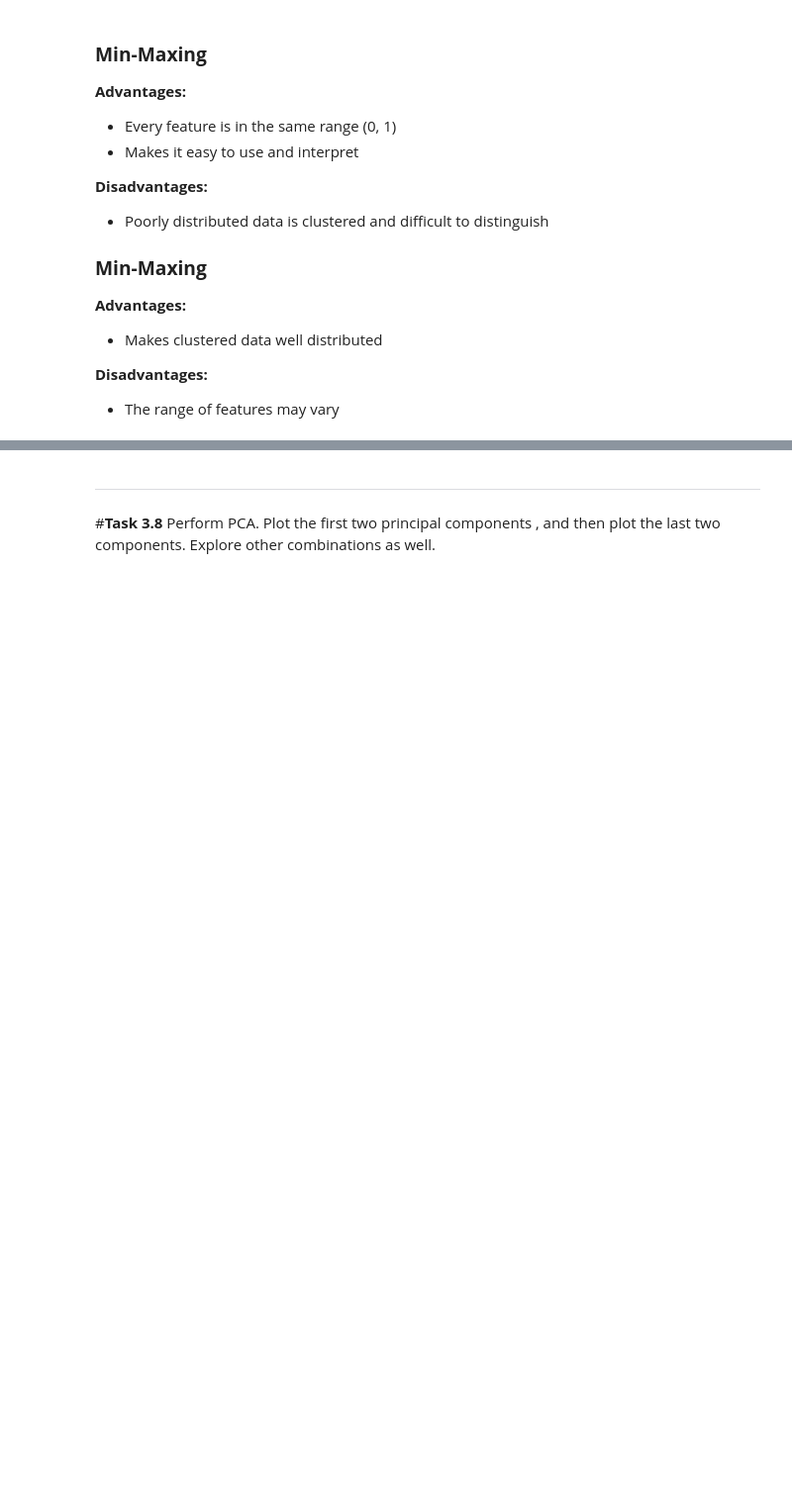
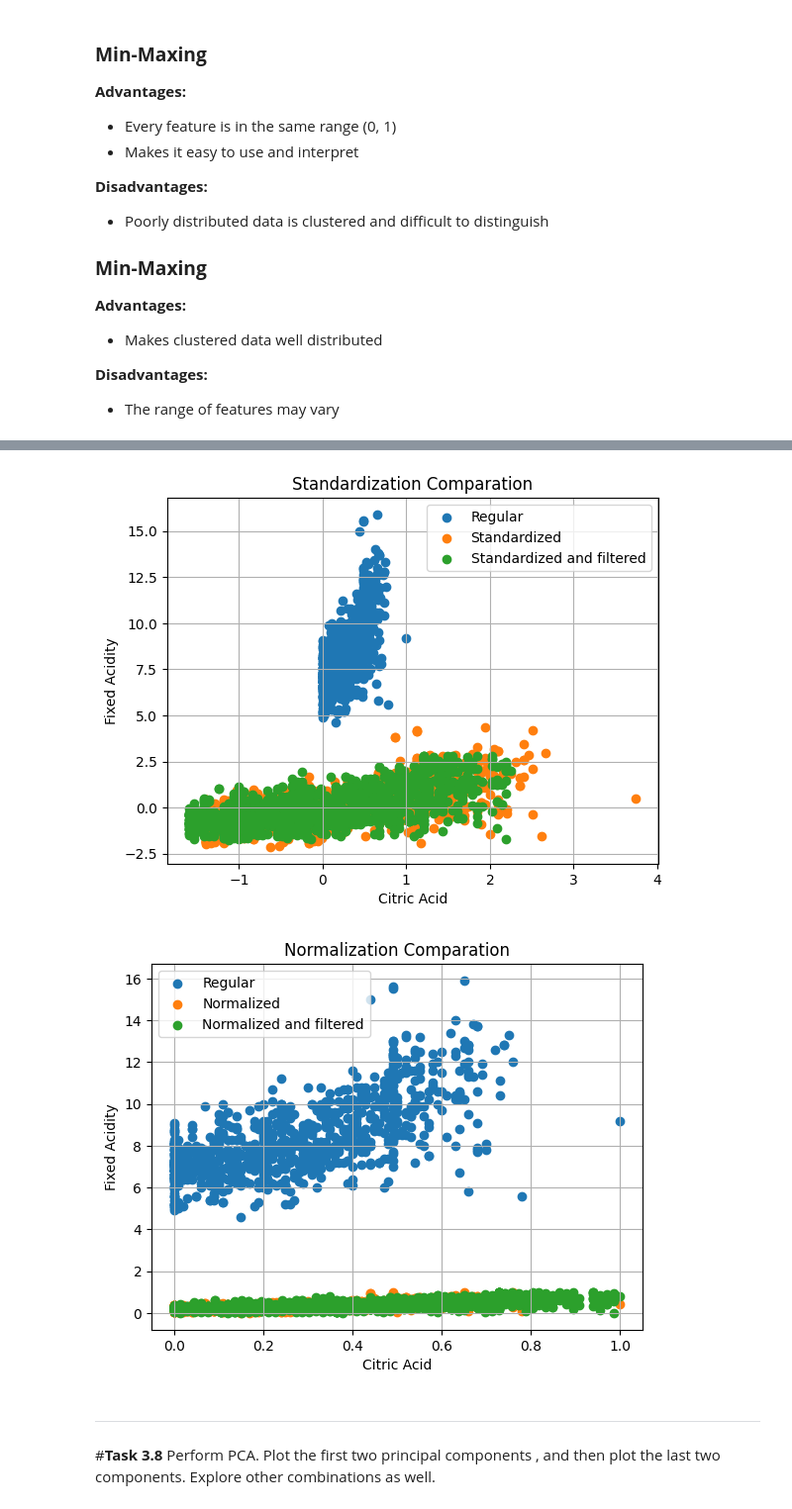
Before and after one commit to jadrzy/Lab-Python-in-Data-Science-, a Jupyter notebook: notebooks/Lab3.ipynb, the cells around one changed output, grey strips where cells are left out. Shown at 99% size. Drawn from its saved outputs; the diff is of its cells as text; code cells hidden in the pictures; blank space fills up the shorter version.

```diff
--- a/notebooks/Lab3.ipynb
+++ b/notebooks/Lab3.ipynb
@@ -308,3 +314,52 @@ plt.show()
+# %%
+quality = tr_data['quality']
+data_to_standarize = data.drop(columns = ['quality'])
+
+# standardize and normalize
+standard_scaler = StandardScaler().set_output(transform="pandas")
+data_standardized = standard_scaler.fit_transform(data_to_standarize)
+minmax_scaler = MinMaxScaler().set_output(transform="pandas")
+data_normalized = minmax_scaler.fit_transform(data_to_standarize)
+
+# filtering
+q_low = data_to_standarize['citric acid'].quantile(0.02) # get 1st percentile
+q_hi = data_to_standarize['citric acid'].quantile(0.98) # get 99th percentile
+data_to_standarize = data_to_standarize[(data_to_standarize['citric acid'] < q_hi) & (data_to_standarize['citric acid'] > q_low)]
+
+q_low = data_to_standarize['fixed acidity'].quantile(0.02) # get 1st percentile
+q_hi = data_to_standarize['fixed acidity'].quantile(0.98) # get 99th percentile
+data_to_standarize = data_to_standarize[(data_to_standarize['fixed acidity'] < q_hi) & (data_to_standarize['fixed acidity'] > q_low)]
+
+# standardize and normalize
+standard_scaler_f = StandardScaler().set_output(transform="pandas")
+data_standardized_f = standard_scaler_f.fit_transform(data_to_standarize)
+minmax_scaler_f = MinMaxScaler().set_output(transform="pandas")
+data_normalized_f = minmax_scaler_f.fit_transform(data_to_standarize)
+
+fig = plt.figure()
+plt.scatter(tr_data['citric acid'], tr_data['fixed acidity'], label='Regular')
+plt.scatter(data_standardized['citric acid'], data_standardized['fixed acidity'], label='Standardized')
+plt.scatter(data_standardized_f['citric acid'], data_standardized_f['fixed acidity'], label='Standardized and filtered')
+plt.title('Standardization Comparation')
+plt.xlabel('Citric Acid')
+plt.ylabel('Fixed Acidity')
+plt.legend()
+plt.grid()
+plt.show()
+
+fig = plt.figure()
+plt.scatter(tr_data['citric acid'], tr_data['fixed acidity'], label='Regular')
+plt.scatter(data_normalized['citric acid'], data_normalized['fixed acidity'], label='Normalized')
+plt.scatter(data_normalized_f['citric acid'], data_normalized_f['fixed acidity'], label='Normalized and filtered')
+plt.title('Normalization Comparation')
+plt.xlabel('Citric Acid')
+plt.ylabel('Fixed Acidity')
+plt.legend()
+plt.grid()
+plt.show()
+# %% [output]
+[figure, added]
+[figure, added]
 # %% [markdown]
 ---
 #**Task 3.8**
```
Also changed, not shown: parts of 4 cells of this notebook.
